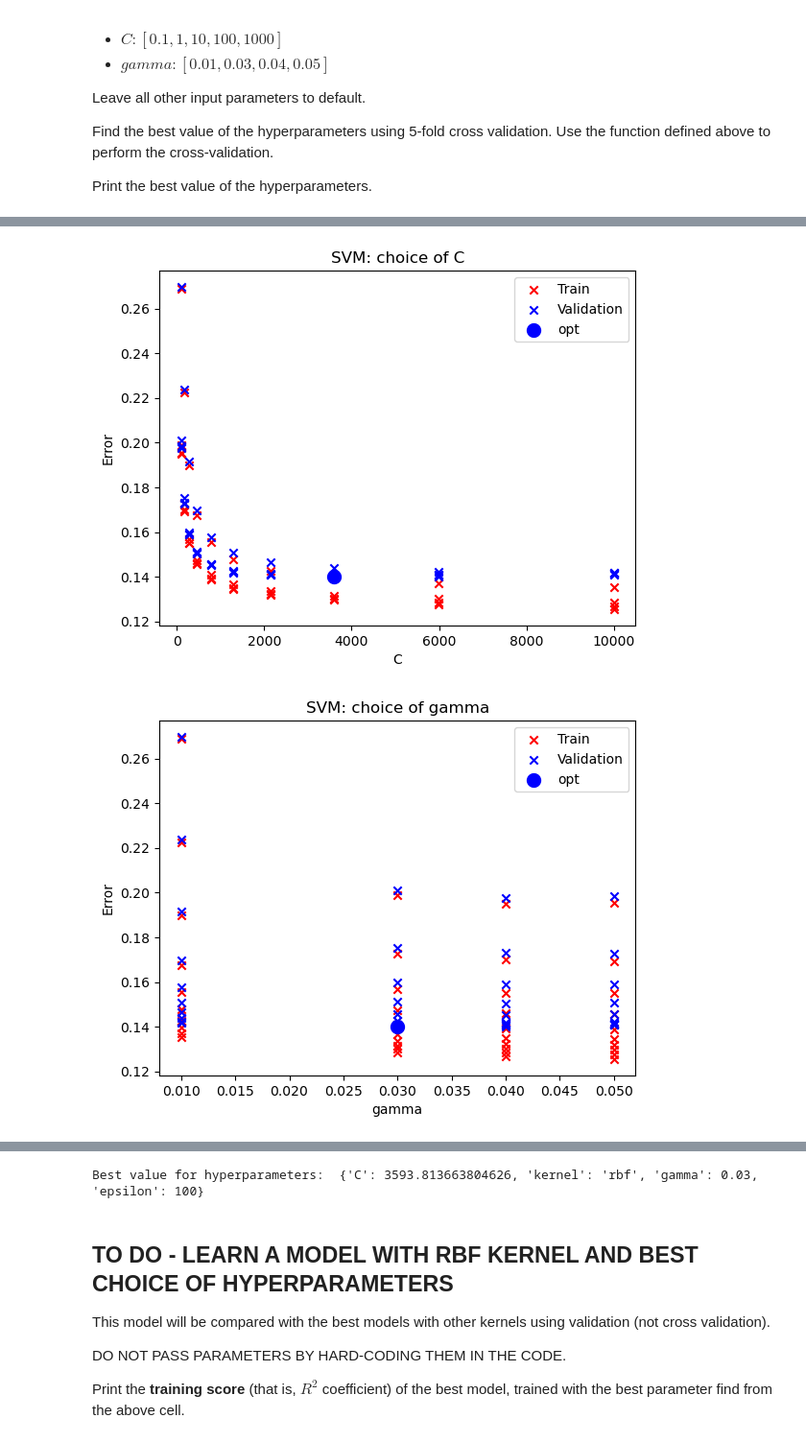
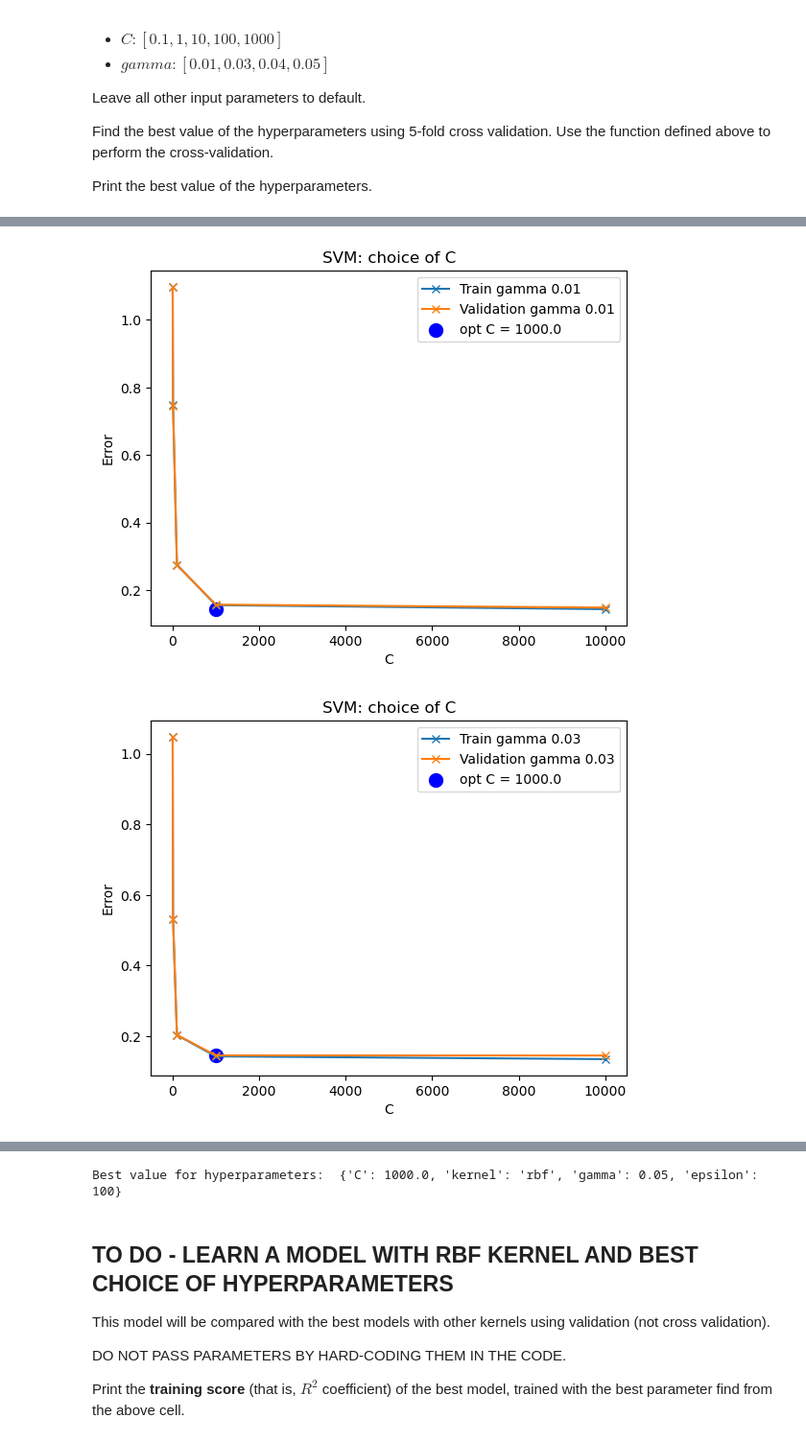
Before and after one commit to luca037/MachineLearningLabs, a Jupyter notebook: homework/HW1_ML2024_V2.ipynb, the cells around one changed output, grey strips where cells are left out. Shown at 96% size. Drawn from its saved outputs; the diff is of its cells as text; code cells hidden in the pictures.

Commit message:
Better plots

```diff
--- a/homework/HW1_ML2024_V2.ipynb
+++ b/homework/HW1_ML2024_V2.ipynb
@@ -42,7 +42,7 @@ At the end, just for comparison, you will also be asked to learn a standard line
 ## TO DO - INSERT YOUR NUMERO DI MATRICOLA BELOW
 # %%
 # -- put here your ID number (numero di matricola)
-numero_di_matricola = 2157195
+numero_di_matricola = 2155348
 # %% [markdown]
 The following code loads all required packages
 # %%
@@ -233,19 +233,24 @@ def k_fold_cross_validation(X, Y, num_folds = 5, plots=[], **param_grid):
 
 
     # Print model selection curve.
-    for v in plots:
-        x = [[i, dic[v]] for i, dic in enumerate(param_list)]
-        x.sort(key=lambda a: a[1])
-        idx = [i[0] for i in x]
+    #for v in plots:
+        #x = [[i, dic[v]] for i, dic in enumerate(param_list)]
+        #x.sort(key=lambda a: a[1])
+        #idx = [i[0] for i in x]
 
-        plt.figure()
-        plt.scatter([i[1] for i in x], err_training_kfold[idx], color='r', marker='x', label="Train")
-        plt.scatter([i[1] for i in x], err_validation_kfold[idx], color='b', marker='x', label="Validation")
-        plt.scatter(best_param[v], np.min(err_validation_kfold), color='b', marker='o', linewidths=5, label=f"opt")
+    plt.figure()
+    jump = len(plots[1])
+    for i in range(jump):
+        C_vals = [x["C"] for x in param_list]
+
+        plt.plot(C_vals[i::jump], err_training_kfold[i::jump], marker='x', label=f"Train {plots[0]} {plots[1][i]}")
+        plt.plot(C_vals[i::jump], err_validation_kfold[i::jump], marker='x', label=f"Validation {plots[0]} {plots[1][i]}")
+
+        plt.scatter(best_param["C"], np.min(err_validation_kfold), color='b', marker='o', linewidths=5, label=f"opt C = {best_param["C"]}")
         plt.legend()
-        plt.xlabel(f'{v}')
+        plt.xlabel('C')
         plt.ylabel('Error')
-        plt.title(f'SVM: choice of {v}')
+        plt.title('SVM: choice of C')
         plt.show()
         plt.close()
 
@@ -289,0 +286,5 @@ Best value for hyperparameters:  {'C': 615.8482110660261, 'kernel': 'linear', 'e
+# %%
+print("\nLinear SVM - Finer grid:")
+params = {"C": np.arange(100, 1050, 50).tolist(), "kernel":["linear"], "epsilon":[100]}
+best_linear_param = k_fold_cross_validation(X_train_scaled, Y_train, plots=["C", [" "]], **params)
+print("Best value for hyperparameters: ", best_linear_param)
@@ -315,8 +339,8 @@ Find the best value of the hyperparameters using 5-fold cross validation. Use th
 Print the best value of the hyperparameters.
 # %%
 print("\nPoly SVM")
-params = {"C":np.arange(1000, 2000, 100).tolist(), "kernel":["poly"], "degree":[2, 3, 4], "epsilon":[100]}
-best_poly_param = k_fold_cross_validation(X_train_scaled, Y_train, plots=["C", "degree"], **params)
+params = {"C":np.arange(1000, 2000, 200).tolist(), "kernel":["poly"], "degree":[2, 3, 4], "epsilon":[100]}
+best_poly_param = k_fold_cross_validation(X_train_scaled, Y_train, plots=["degree", [2, 3, 4]], **params)
 print("Best value for hyperparameters: ", best_poly_param)
 # %% [output]
 Poly SVM
@@ -367,8 +391,8 @@ Find the best value of the hyperparameters using 5-fold cross validation. Use th
 Print the best value of the hyperparameters.
 # %%
 print("\nRBF SVM")
-params = {"C": np.logspace(2, 4, num=10).tolist(), "kernel":["rbf"], "gamma":[0.01, 0.03, 0.04, 0.05], "epsilon":[100]}
-best_rbf_param = k_fold_cross_validation(X_train_scaled, Y_train, plots=["C", "gamma"], **params)
+params = {"C": np.logspace(0, 4, num=5).tolist(), "kernel":["rbf"], "gamma":[0.01, 0.03, 0.04, 0.05], "epsilon":[100]}
+best_rbf_param = k_fold_cross_validation(X_train_scaled, Y_train, plots=["gamma", [0.01, 0.03, 0.04, 0.05]], **params)
 print("Best value for hyperparameters: ", best_rbf_param)
 # %% [output]
 RBF SVM
@@ -391,2 +415,2 @@ RBF SVM
-[figure, old version]
+[figure, new version]
-[figure, old version]
+[figure, new version]
@@ -393,4 +419,4 @@ RBF SVM
-Best value for hyperparameters:  {'C': 3593.813663804626, 'kernel': 'rbf', 'gamma': 0.03, 'epsilon': 100}
+Best value for hyperparameters:  {'C': 1000.0, 'kernel': 'rbf', 'gamma': 0.05, 'epsilon': 100}
 # %% [markdown]
 ## TO DO - LEARN A MODEL WITH RBF KERNEL AND BEST CHOICE OF HYPERPARAMETERS
 
```
Also changed, not shown: parts of 15 cells of this notebook.
